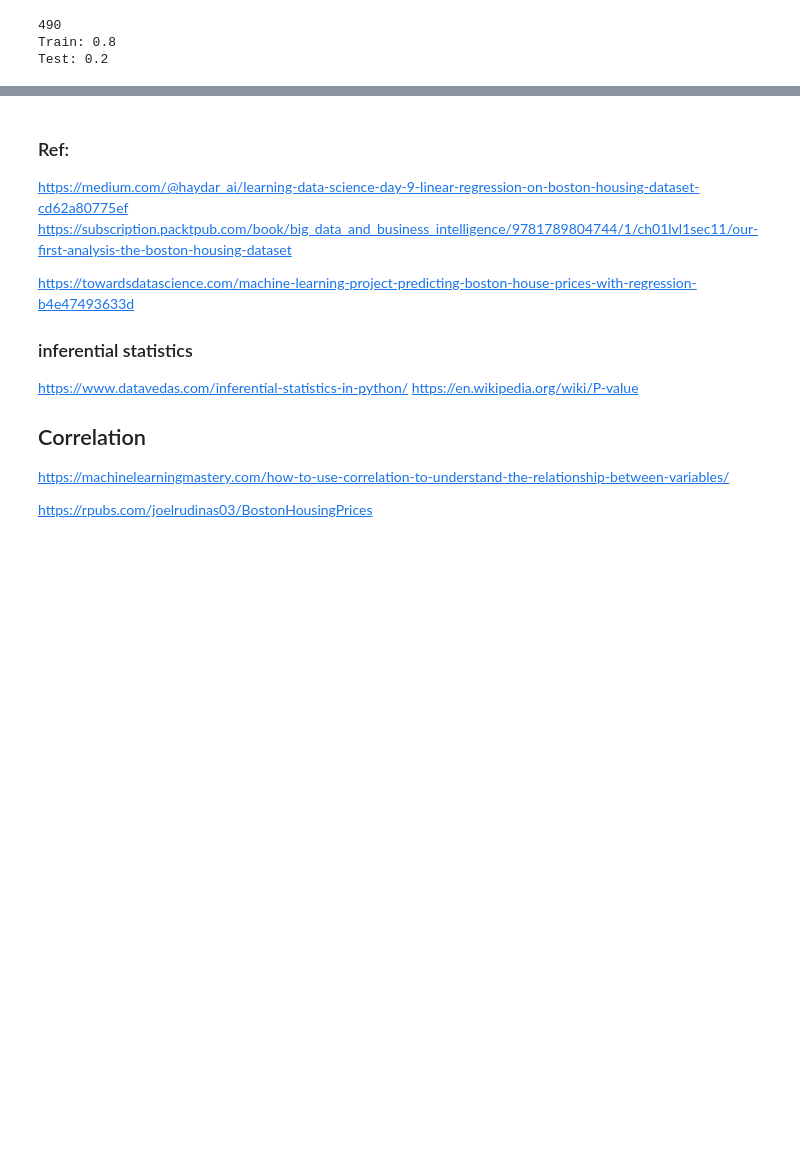
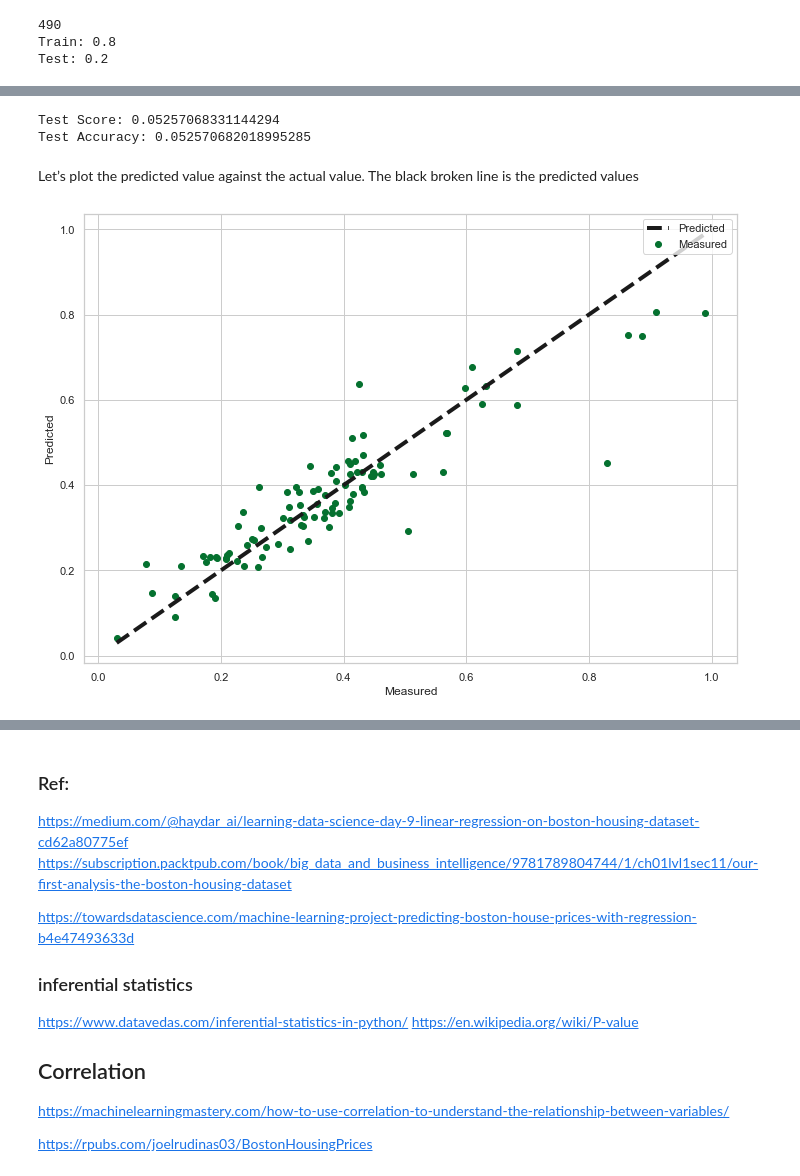
Before and after one commit to RitRa/MachineLearning-project, a Jupyter notebook: Machine Learning and Statistics Project 2019.ipynb, the cells around one changed output, grey strips where cells are left out. Drawn from its saved outputs; the diff is of its cells as text; code cells hidden in the pictures; blank space fills up the shorter version.

```diff
--- a/Machine Learning and Statistics Project 2019.ipynb
+++ b/Machine Learning and Statistics Project 2019.ipynb
@@ -501,0 +366,2 @@ None
+# %%
+results=m.fit(X_train,y_train)
@@ -502,3 +371,41 @@ None
+# %%
+score = m.evaluate(X_test, y_test, verbose = 0)
+print("Test Score:", score[0])
+print("Test Accuracy:", score[1])
+# epoch 500
+# Test Score: 2214.4743403220664
+# Test Accuracy: 2214.474609375
+
+# after adding two extra hidden layers
+# Test Score: 2549.8913624043366
+# Test Accuracy: 2549.891357421875
+
+# epoch 1000
+# Test Score: 2241.6360710299746
+# Test Accuracy: 2241.635986328125
+
+# before normalise the data
+#Test Score: 2326.835857780612
+#Test Accuracy: 2326.8359375
+# %% [output]
+Test Score: 0.05257068331144294
+Test Accuracy: 0.052570682018995285
+# %%
+# fit the model to the training data
+y_pred = m.predict(X_test)
+# %% [markdown]
+Let’s plot the predicted value against the actual value. The black broken line is the predicted values
+# %%
+import matplotlib.pyplot as plt
+#fig, ax = plt.subplots()
+plt.scatter(y_test, y_pred)
+plt.plot([y_test.min(), y_test.max()], [y_test.min(), y_test.max()], 'k--', lw=4)
+plt.xlabel('Measured')
+plt.ylabel('Predicted')
+plt.legend(['Predicted', 'Measured'], loc='upper right')
+plt.show()
+# %% [output]
+[figure, added]
 # %%
 import matplotlib.pyplot as plt
 # %%
```
Also changed, not shown: parts of 43 cells of this notebook, 8 other files.
